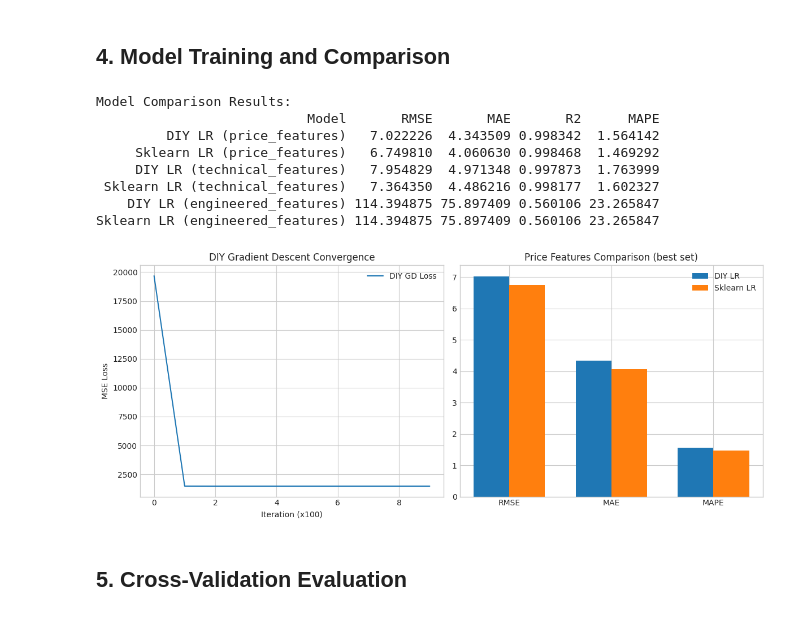
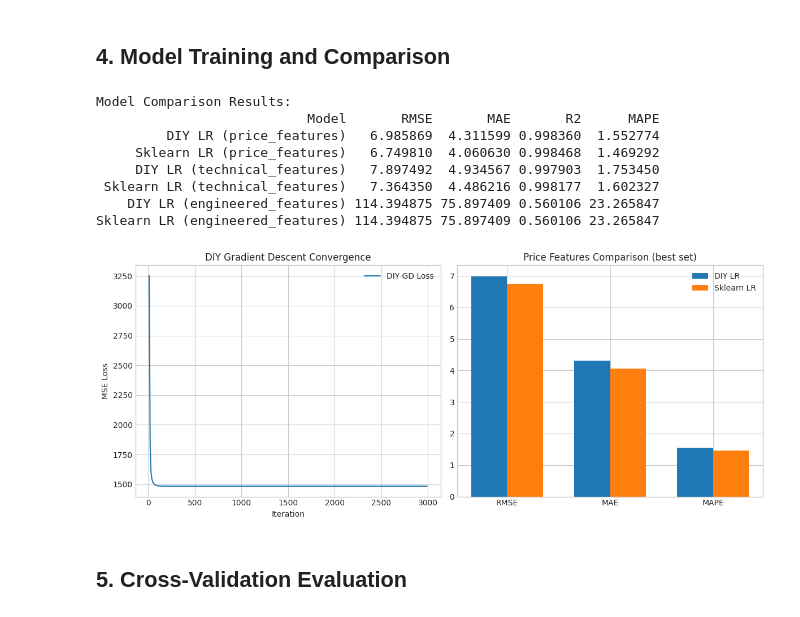
Before and after one commit to sirzif/penkt-da, a Jupyter notebook: task2_regression.ipynb, the cells around one changed output. Cells and saved outputs as stored; diff of their text form; code cells hidden in the pictures.

```diff
--- a/task2_regression.ipynb
+++ b/task2_regression.ipynb
@@ -70,8 +70,9 @@ class LinearRegressionGD:
             self.weights -= self.learning_rate * dw
             self.bias -= self.learning_rate * db
 
-            if _ % 100 == 0:
-                loss = self._compute_loss(y, y_pred)
+            if _ > 0 and _ % 10 == 0:
+                y_pred_new = np.dot(X, self.weights) + self.bias
+                loss = self._compute_loss(y, y_pred_new)
                 self.loss_history.append(loss)
 
     def predict(self, X):
@@ -127,7 +128,7 @@ for set_name, features in feature_sets.items():
     X_train_scaled = scaler.fit_transform(X_train)
     X_test_scaled = scaler.transform(X_test)
 
-    lr_diy = LinearRegressionGD(learning_rate=0.1, n_iterations=1000)
+    lr_diy = LinearRegressionGD(learning_rate=0.1, n_iterations=3000)
     lr_diy.fit(X_train_scaled, y_train)
     y_pred_diy = lr_diy.predict(X_test_scaled)
     results.append(evaluate_model(y_test, y_pred_diy, f'DIY LR ({set_name})'))
@@ -143,40 +144,41 @@ print(results_df.to_string(index=False))
 # %% [output]
 Model Comparison Results:
                            Model       RMSE       MAE       R2      MAPE
-         DIY LR (price_features)   7.022226  4.343509 0.998342  1.564142
+         DIY LR (price_features)   6.985869  4.311599 0.998360  1.552774
      Sklearn LR (price_features)   6.749810  4.060630 0.998468  1.469292
-     DIY LR (technical_features)   7.954829  4.971348 0.997873  1.763999
+     DIY LR (technical_features)   7.897492  4.934567 0.997903  1.753450
  Sklearn LR (technical_features)   7.364350  4.486216 0.998177  1.602327
     DIY LR (engineered_features) 114.394875 75.897409 0.560106 23.265847
 Sklearn LR (engineered_features) 114.394875 75.897409 0.560106 23.265847
 # %%
 plt.figure(figsize=(12, 5))
 
 plt.subplot(1, 2, 1)
-plt.plot(lr_diy.loss_history, label='DIY GD Loss')
-plt.xlabel('Iteration (x100)')
+iters = list(range(10, len(lr_diy.loss_history) * 10 + 10, 10))
+plt.plot(iters, lr_diy.loss_history, label='DIY GD Loss')
+plt.xlabel('Iteration')
 plt.ylabel('MSE Loss')
 plt.title('DIY Gradient Descent Convergence')
 plt.legend()
 
 plt.subplot(1, 2, 2)
 best_diy = results_df[results_df['Model'].str.contains('price_features') & results_df['Model'].str.contains('DIY')]
 best_sklearn = results_df[results_df['Model'].str.contains('price_features') & results_df['Model'].str.contains('Sklearn')]
 
 metrics = ['RMSE', 'MAE', 'MAPE']
 x = np.arange(len(metrics))
 width = 0.35
 
 plt.bar(x - width/2, best_diy[metrics].values[0], width, label='DIY LR')
 plt.bar(x + width/2, best_sklearn[metrics].values[0], width, label='Sklearn LR')
 plt.xticks(x, metrics)
 plt.legend()
 plt.title('Price Features Comparison (best set)')
 
 plt.tight_layout()
 plt.show()
 # %% [output]
-[figure, old version]
+[figure, new version]
 # %% [markdown]
 ## 5. Cross-Validation Evaluation
 # %%
```
Also changed, not shown: parts of 3 cells of this notebook, 2 other files.
